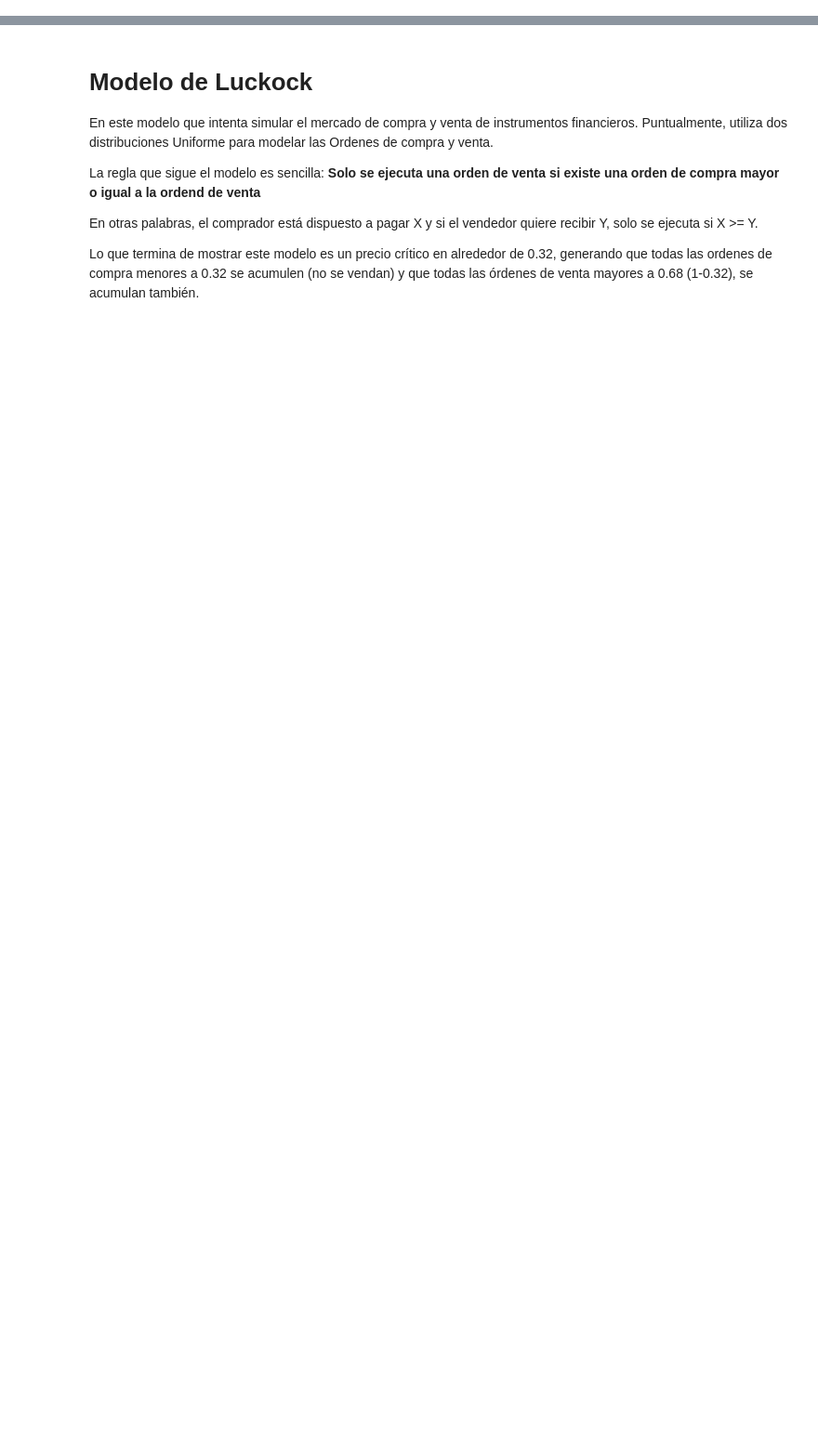
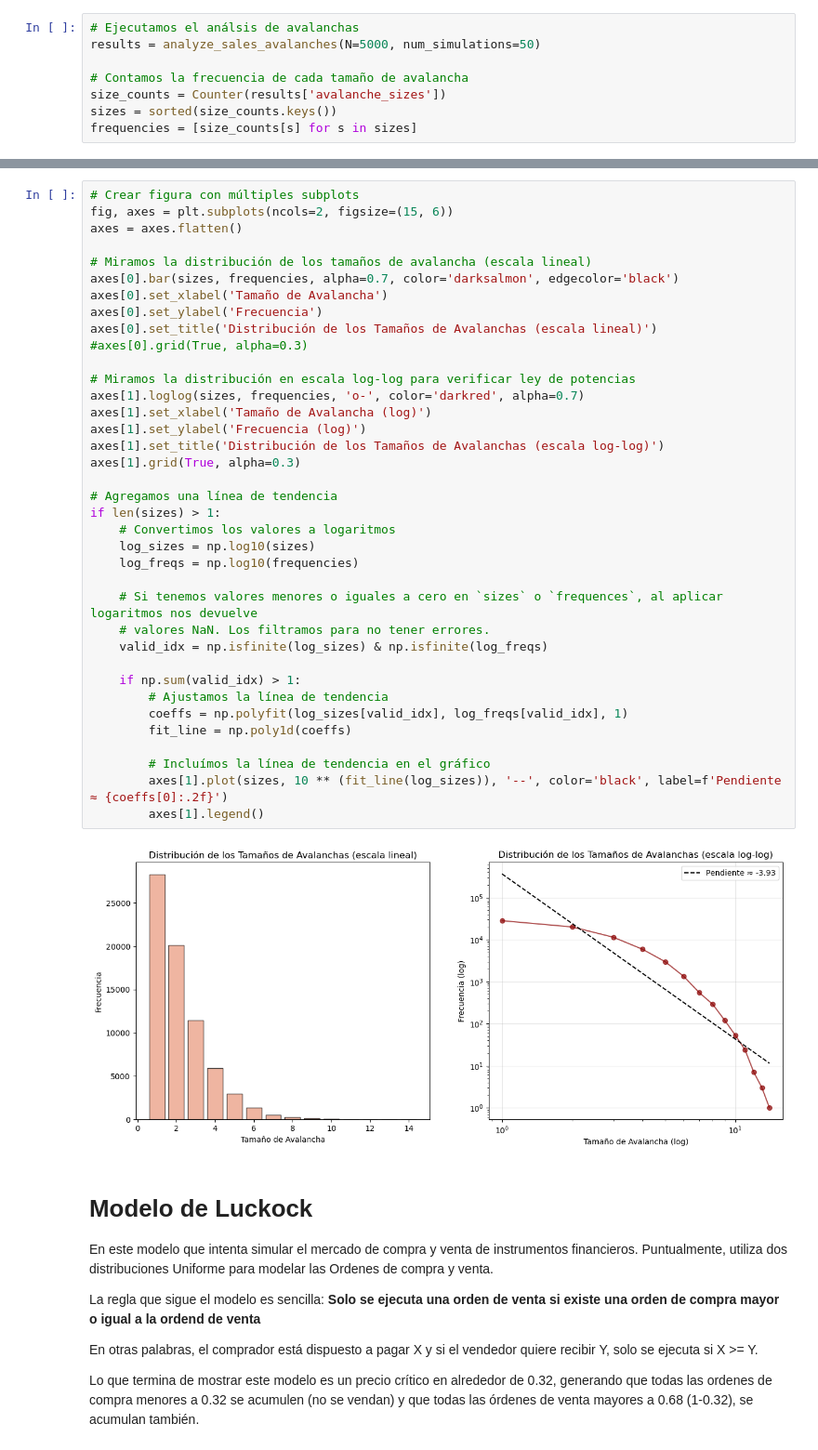
Before and after one commit to mwolinsky/subasta_topicos, a Jupyter notebook: sistemas_complejos.ipynb, the cells around one changed output, grey strips where cells are left out. Shown at 93% size. Saved outputs shown, nothing was run; the diff lists cells and outputs as text; blank space fills up the shorter version.

```diff
--- a/sistemas_complejos.ipynb
+++ b/sistemas_complejos.ipynb
@@ -102,0 +200,8 @@ plt.show()
+# %%
+# Ejecutamos el análsis de avalanchas
+results = analyze_sales_avalanches(N=5000, num_simulations=50)
+
+# Contamos la frecuencia de cada tamaño de avalancha
+size_counts = Counter(results['avalanche_sizes'])
+sizes = sorted(size_counts.keys())
+frequencies = [size_counts[s] for s in sizes]
@@ -103,3 +215,42 @@ plt.show()
+# %%
+# Crear figura con múltiples subplots
+fig, axes = plt.subplots(ncols=2, figsize=(15, 6))
+axes = axes.flatten()
+
+# Miramos la distribución de los tamaños de avalancha (escala lineal)
+axes[0].bar(sizes, frequencies, alpha=0.7, color='darksalmon', edgecolor='black')
+axes[0].set_xlabel('Tamaño de Avalancha')
+axes[0].set_ylabel('Frecuencia')
+axes[0].set_title('Distribución de los Tamaños de Avalanchas (escala lineal)')
+#axes[0].grid(True, alpha=0.3)
+
+# Miramos la distribución en escala log-log para verificar ley de potencias
+axes[1].loglog(sizes, frequencies, 'o-', color='darkred', alpha=0.7)
+axes[1].set_xlabel('Tamaño de Avalancha (log)')
+axes[1].set_ylabel('Frecuencia (log)')
+axes[1].set_title('Distribución de los Tamaños de Avalanchas (escala log-log)')
+axes[1].grid(True, alpha=0.3)
+
+# Agregamos una línea de tendencia
+if len(sizes) > 1:
+    # Convertimos los valores a logaritmos
+    log_sizes = np.log10(sizes)
+    log_freqs = np.log10(frequencies)
+
+    # Si tenemos valores menores o iguales a cero en `sizes` o `frequences`, al aplicar logaritmos nos devuelve
+    # valores NaN. Los filtramos para no tener errores.
+    valid_idx = np.isfinite(log_sizes) & np.isfinite(log_freqs)
+
+    if np.sum(valid_idx) > 1:
+        # Ajustamos la línea de tendencia
+        coeffs = np.polyfit(log_sizes[valid_idx], log_freqs[valid_idx], 1)
+        fit_line = np.poly1d(coeffs)
+
+        # Incluímos la línea de tendencia en el gráfico
+        axes[1].plot(sizes, 10 ** (fit_line(log_sizes)), '--', color='black', label=f'Pendiente ≈ {coeffs[0]:.2f}')
+        axes[1].legend()
+# %% [output]
+[figure, added]
 # %% [markdown]
 # Modelo de Luckock
 
```
Also changed, not shown: parts of 7 cells of this notebook.
